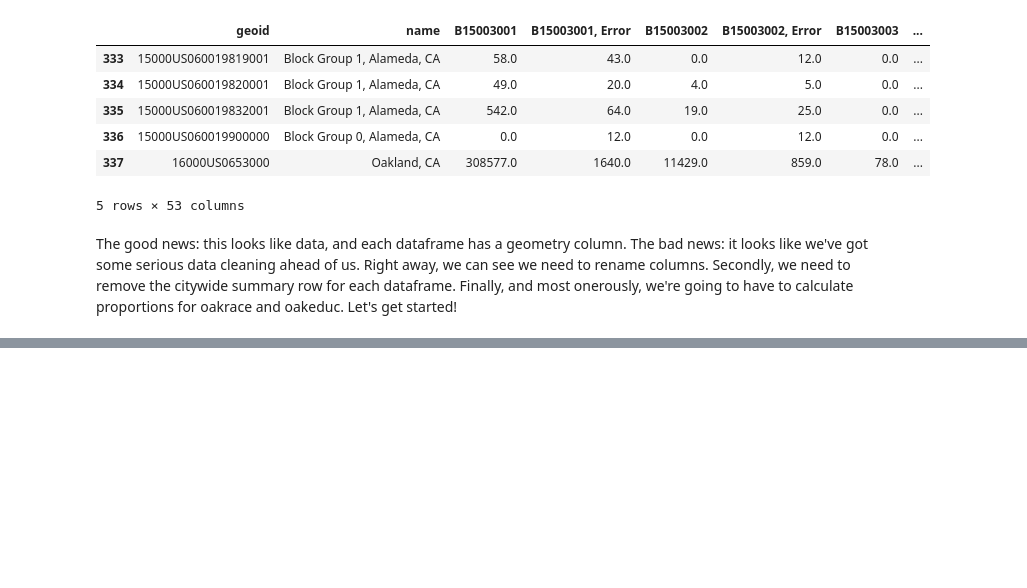
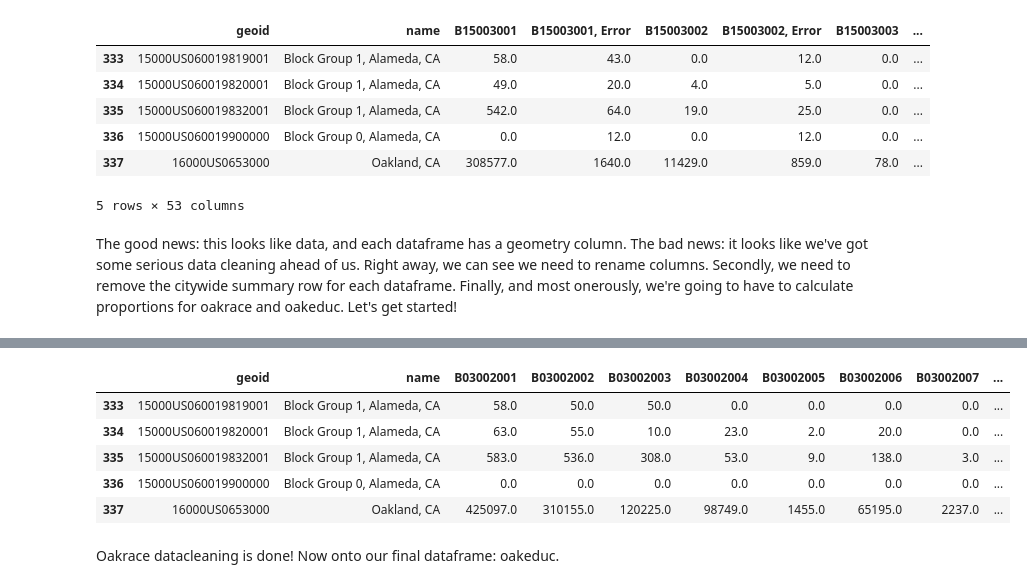
Before and after one commit to michaelrosen3/up206-michaelandelliott, a Jupyter notebook: Group Assignments/midterm.ipynb, the cells around one changed output, grey strips where cells are left out. Cells and saved outputs as stored; diff of their text form; code cells hidden in the pictures; blank space fills up the shorter version.

```diff
--- a/Group Assignments/midterm.ipynb
+++ b/Group Assignments/midterm.ipynb
@@ -75,0 +139,24 @@ The good news: this looks like data, and each dataframe has a geometry column. T
+# %%
+oakrace_columnstokeep=['geoid',
+                       'name',
+                       'B03002001',
+                       'B03002002',
+                       'B03002003',
+                       'B03002004',
+                       'B03002005',
+                       'B03002006',
+                       'B03002007',
+                       'B03002008',
+                       'B03002009',
+                       'B03002012',
+                       'geometry']
+oakrace=oakrace[oakrace_columnstokeep]
+# %%
+oakrace.tail()
+# %% [output]
+|  | geoid | name | B03002001 | B03002002 | B03002003 | B03002004 | B03002005 | B03002006 | B03002007 | ... |
+| 333 | 15000US060019819001 | Block Group 1, Alameda, CA | 58.0 | 50.0 | 50.0 | 0.0 | 0.0 | 0.0 | 0.0 | ... |
+| 334 | 15000US060019820001 | Block Group 1, Alameda, CA | 63.0 | 55.0 | 10.0 | 23.0 | 2.0 | 20.0 | 0.0 | ... |
+| 335 | 15000US060019832001 | Block Group 1, Alameda, CA | 583.0 | 536.0 | 308.0 | 53.0 | 9.0 | 138.0 | 3.0 | ... |
+| 336 | 15000US060019900000 | Block Group 0, Alameda, CA | 0.0 | 0.0 | 0.0 | 0.0 | 0.0 | 0.0 | 0.0 | ... |
+| 337 | 16000US0653000 | Oakland, CA | 425097.0 | 310155.0 | 120225.0 | 98749.0 | 1455.0 | 65195.0 | 2237.0 | ... |
@@ -75,0 +188,2 @@ The good news: this looks like data, and each dataframe has a geometry column. T
+# %% [markdown]
+Oakrace datacleaning is done! Now onto our final dataframe: oakeduc.
```
Also changed, not shown: parts of 20 cells of this notebook.
